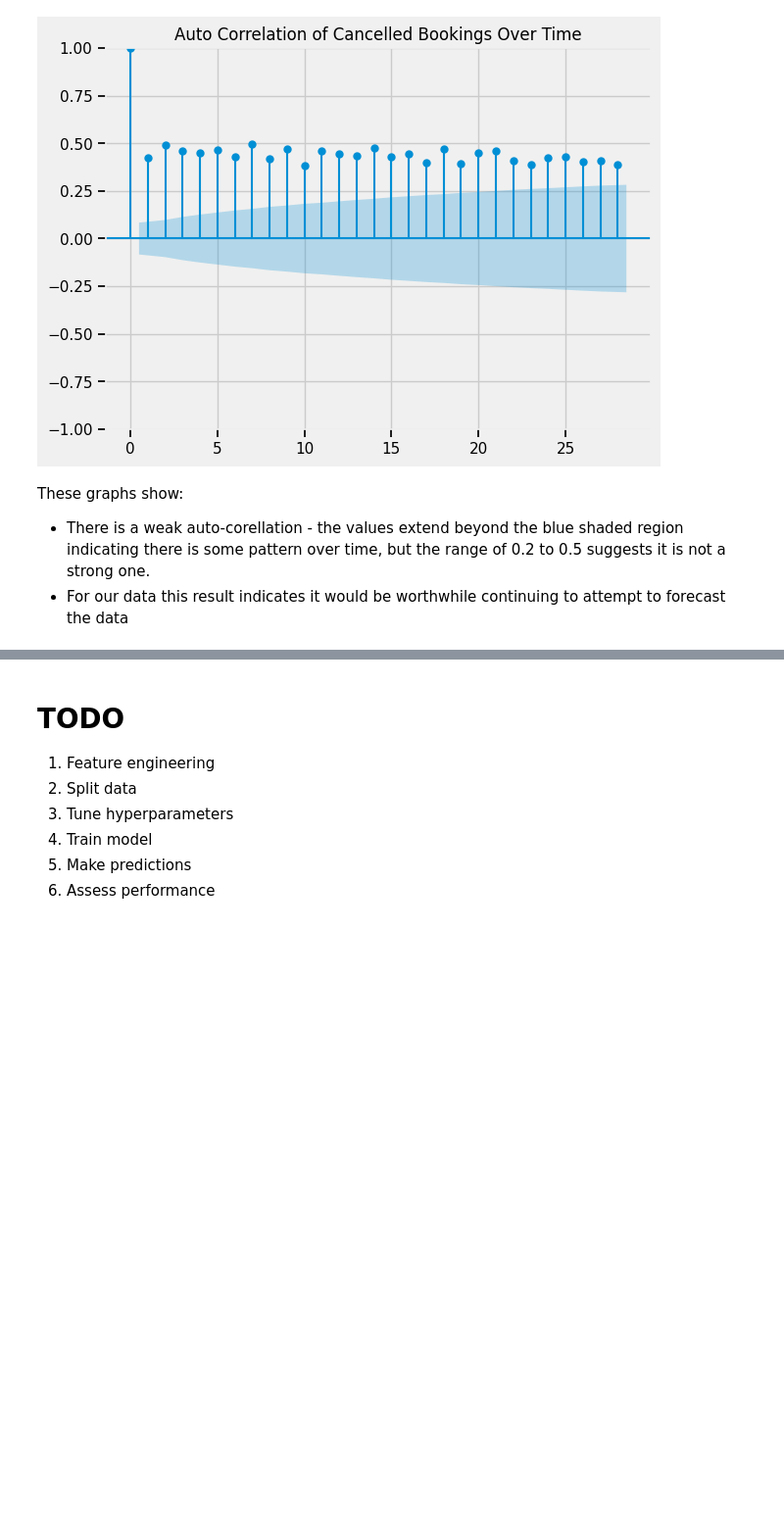
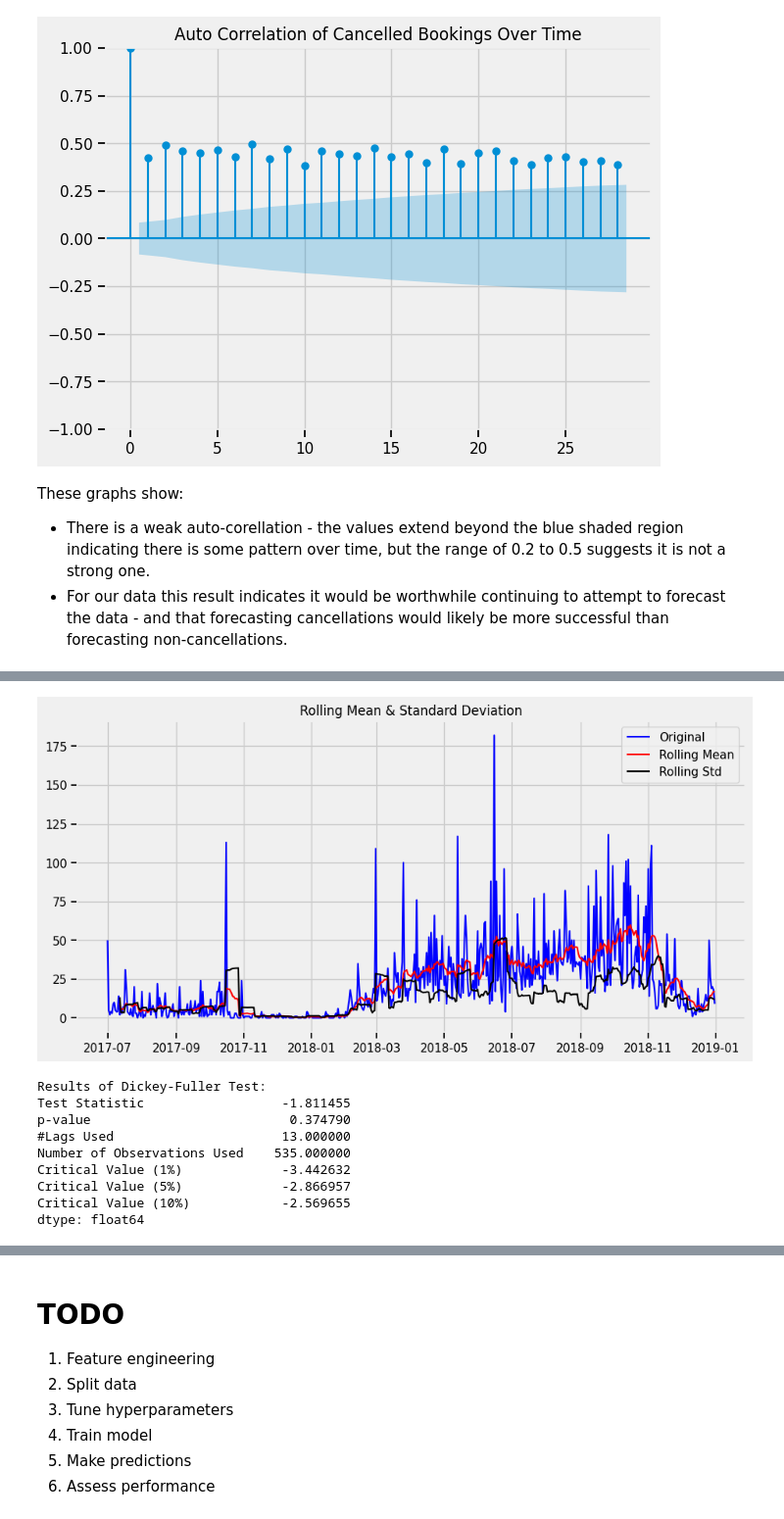
Before and after one commit to dtt101/alchemy, a Jupyter notebook: notebooks/competition-hotels.ipynb, the cells around one changed output, grey strips where cells are left out. Shown at 98% size. Cells and saved outputs as stored; diff of their text form; code cells hidden in the pictures; blank space fills up the shorter version.

```diff
--- a/notebooks/competition-hotels.ipynb
+++ b/notebooks/competition-hotels.ipynb
@@ -446,9 +446,32 @@ plt.show()
 # %% [markdown]
 These graphs show:
 * There is a weak auto-corellation - the values extend beyond the blue shaded region indicating there is some pattern over time, but the range of 0.2 to 0.5 suggests it is not a strong one.
-* For our data this result indicates it would be worthwhile continuing to attempt to forecast the data
+* For our data this result indicates it would be worthwhile continuing to attempt to forecast the data - and that forecasting cancellations would likely be more successful than forecasting non-cancellations.
 # %%
-# sort hotels by date
-hotels = hotels.sort_values('date')
-hotels.head()
+# perform a Dickey-Fuller test to check for stationarity
+from statsmodels.tsa.stattools import adfuller
+
+def test_stationarity(timeseries):
+    #Determing rolling statistics
+    rolmean = timeseries.rolling(window=12).mean()
+    rolstd = timeseries.rolling(window=12).std()
+
+    #Plot rolling statistics:
+    plt.figure(figsize=(10, 5))
+    plt.plot(timeseries, color='blue',label='Original')
+    plt.plot(rolmean, color='red', label='Rolling Mean')
+    plt.plot(rolstd, color='black', label = 'Rolling Std')
+    plt.legend(loc='best')
+    plt.title('Rolling Mean & Standard Deviation')
+    plt.show()
+
+    #Perform Dickey-Fuller test:
+    print('Results of Dickey-Fuller Test:')
+    dftest = adfuller(timeseries, autolag='AIC')
+    dfoutput = pd.Series(dftest[0:4], index=['Test Statistic','p-value','#Lags Used','Number of Observations Used'])
+    for key,value in dftest[4].items():
+        dfoutput['Critical Value (%s)'%key] = value
+    print(dfoutput)
+
+test_stationarity(bookings_over_time['Canceled'])
 # %% [output]
@@ -460,0 +478,10 @@ hotels.head()
+[figure, added]
+Results of Dickey-Fuller Test:
+Test Statistic                  -1.811455
+p-value                          0.374790
+#Lags Used                      13.000000
+Number of Observations Used    535.000000
+Critical Value (1%)             -3.442632
+Critical Value (5%)             -2.866957
+Critical Value (10%)            -2.569655
+dtype: float64
```
Also changed, not shown: parts of 4 cells of this notebook.
